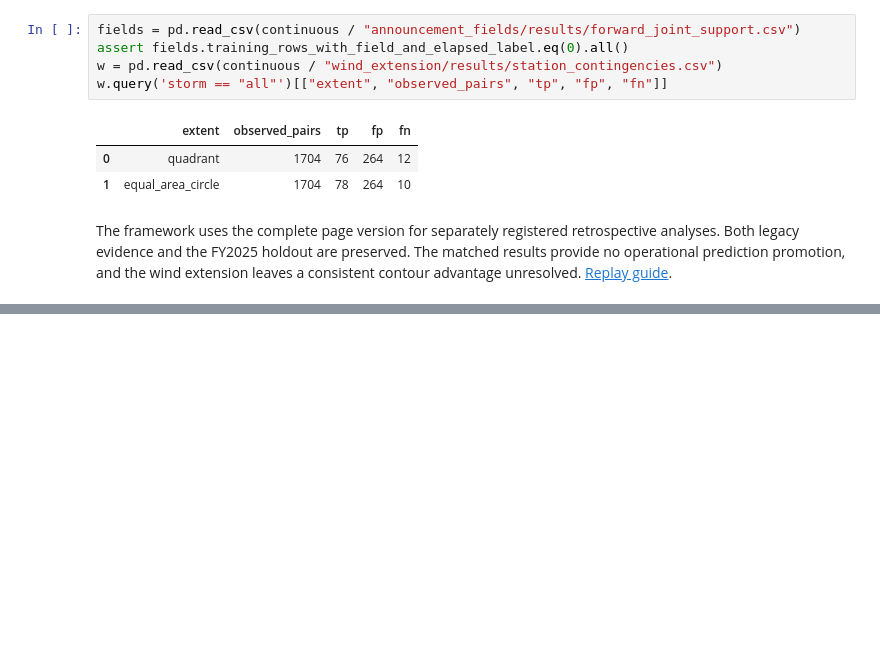
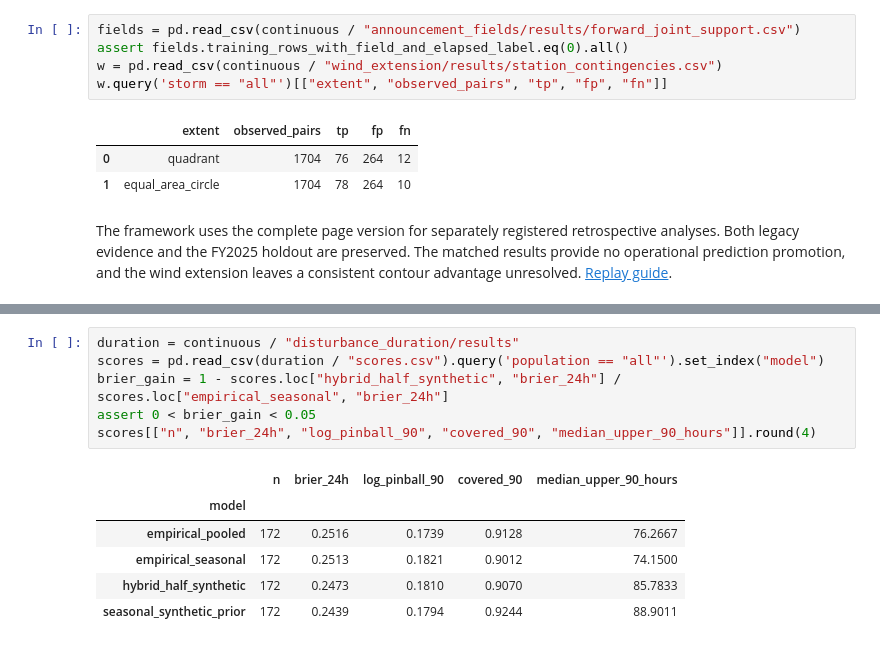
Before and after one commit to leonmarienga/ML-thesis, a Jupyter notebook: research/THESIS_REPRODUCTION.ipynb, the cells around one changed output, grey strips where cells are left out. Cells and saved outputs as stored; diff of their text form; blank space fills up the shorter version.

```diff
--- a/research/THESIS_REPRODUCTION.ipynb
+++ b/research/THESIS_REPRODUCTION.ipynb
@@ -641,0 +674,13 @@ The framework uses the complete page version for separately registered retrospec
+# %%
+duration = continuous / "disturbance_duration/results"
+scores = pd.read_csv(duration / "scores.csv").query('population == "all"').set_index("model")
+brier_gain = 1 - scores.loc["hybrid_half_synthetic", "brier_24h"] / scores.loc["empirical_seasonal", "brier_24h"]
+assert 0 < brier_gain < 0.05
+scores[["n", "brier_24h", "log_pinball_90", "covered_90", "median_upper_90_hours"]].round(4)
+# %% [output]
+|  | n | brier_24h | log_pinball_90 | covered_90 | median_upper_90_hours |
+| model |  |  |  |  |  |
+| empirical_pooled | 172 | 0.2516 | 0.1739 | 0.9128 | 76.2667 |
+| empirical_seasonal | 172 | 0.2513 | 0.1821 | 0.9012 | 74.1500 |
+| hybrid_half_synthetic | 172 | 0.2473 | 0.1810 | 0.9070 | 85.7833 |
+| seasonal_synthetic_prior | 172 | 0.2439 | 0.1794 | 0.9244 | 88.9011 |
```
Also changed, not shown: parts of 4 cells of this notebook, 9 other files.
